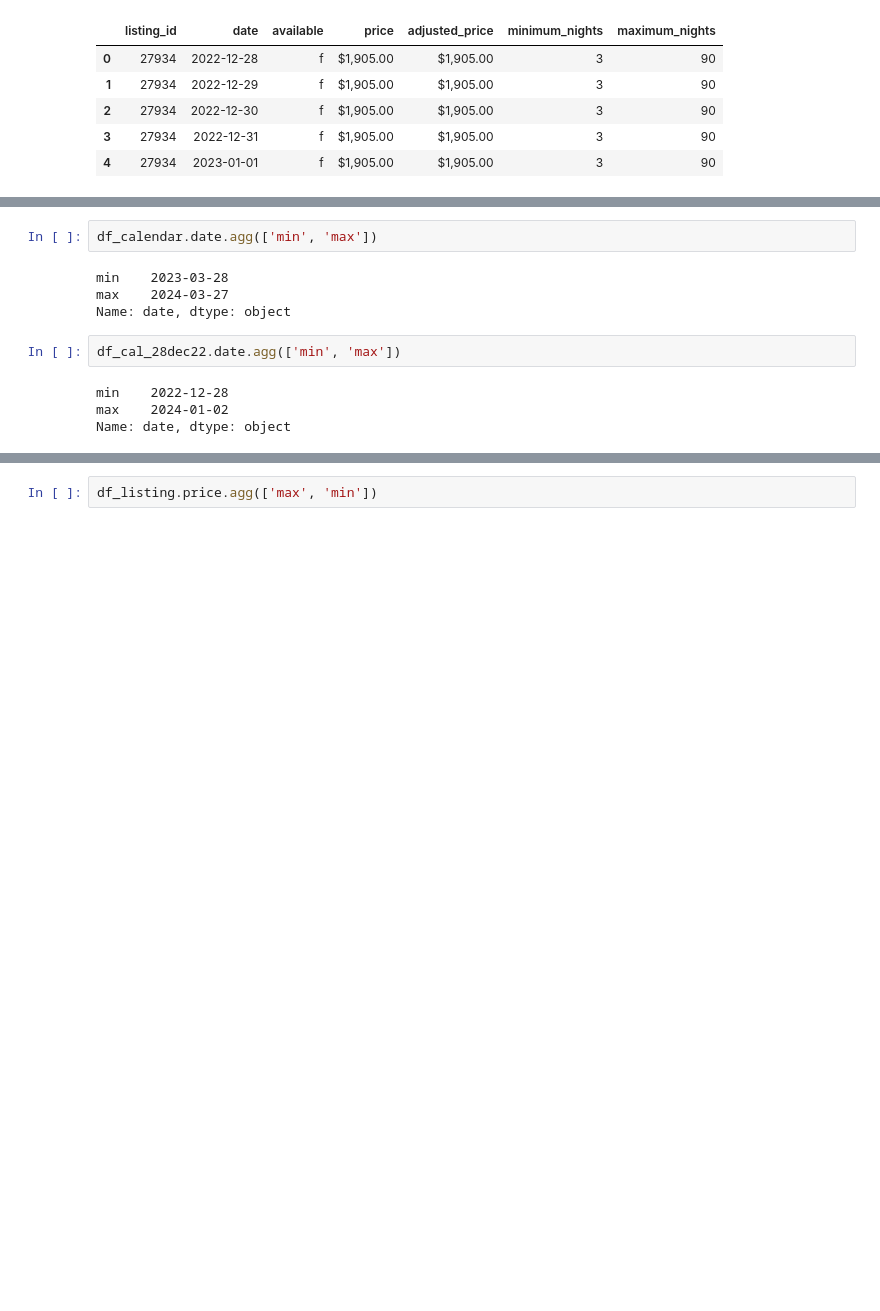
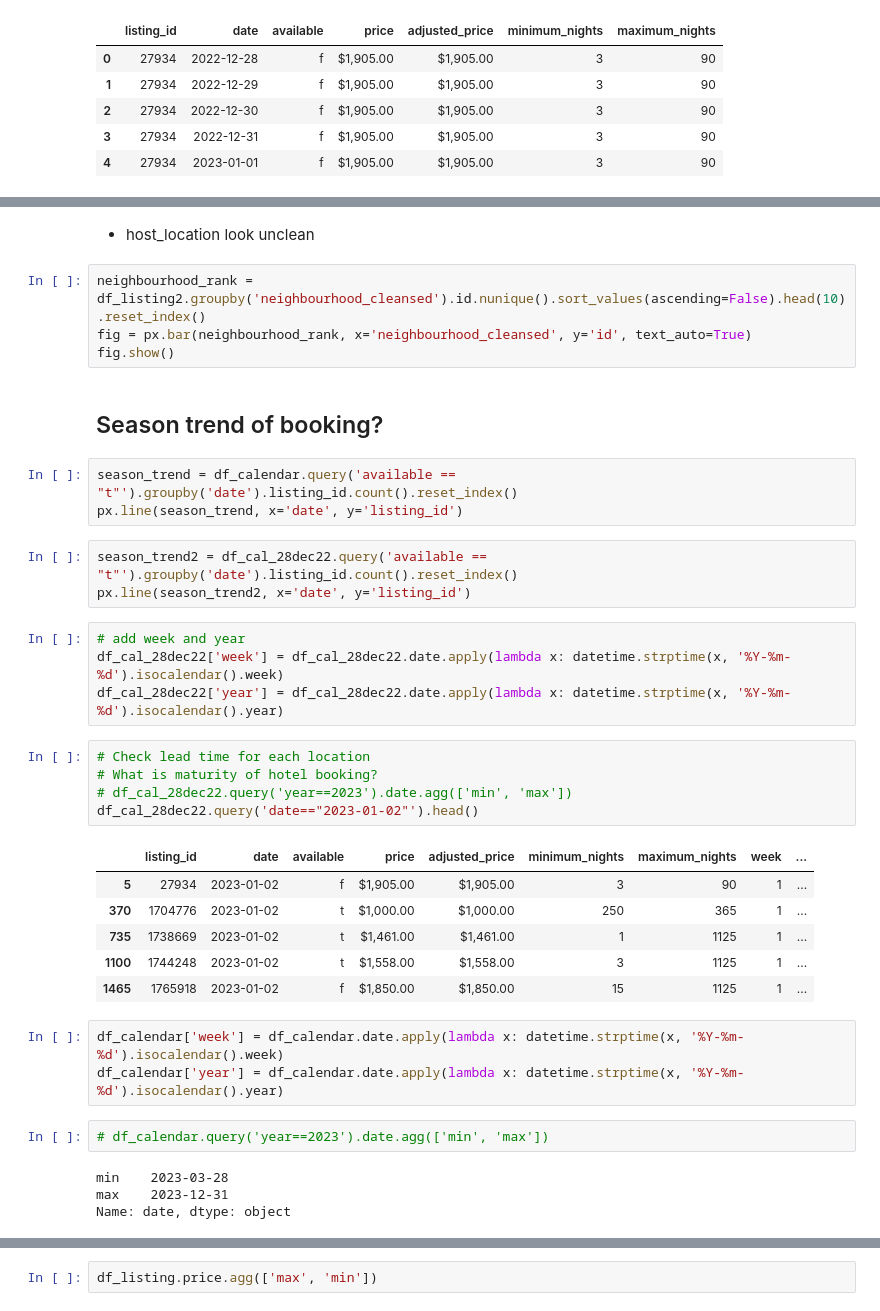
Before and after one commit to sitsawek/data-science-project, a Jupyter notebook: dynamic_pricing_airbnb_bankok.ipynb, the cells around one changed output, grey strips where cells are left out. Cells and saved outputs as stored; diff of their text form; blank space fills up the shorter version.

```diff
--- a/dynamic_pricing_airbnb_bankok.ipynb
+++ b/dynamic_pricing_airbnb_bankok.ipynb
@@ -49,12 +133,39 @@ df_listing2.head()
+# %% [markdown]
+- host_location look unclean
+# %%
+neighbourhood_rank = df_listing2.groupby('neighbourhood_cleansed').id.nunique().sort_values(ascending=False).head(10).reset_index()
+fig = px.bar(neighbourhood_rank, x='neighbourhood_cleansed', y='id', text_auto=True)
+fig.show()
+# %% [markdown]
+## Season trend of booking?
+# %%
+season_trend = df_calendar.query('available == "t"').groupby('date').listing_id.count().reset_index()
+px.line(season_trend, x='date', y='listing_id')
+# %%
+season_trend2 = df_cal_28dec22.query('available == "t"').groupby('date').listing_id.count().reset_index()
+px.line(season_trend2, x='date', y='listing_id')
+# %%
+# add week and year
+df_cal_28dec22['week'] = df_cal_28dec22.date.apply(lambda x: datetime.strptime(x, '%Y-%m-%d').isocalendar().week)
+df_cal_28dec22['year'] = df_cal_28dec22.date.apply(lambda x: datetime.strptime(x, '%Y-%m-%d').isocalendar().year)
+# %%
+# Check lead time for each location
+# What is maturity of hotel booking?
+# df_cal_28dec22.query('year==2023').date.agg(['min', 'max'])
+df_cal_28dec22.query('date=="2023-01-02"').head()
+# %% [output]
+|  | listing_id | date | available | price | adjusted_price | minimum_nights | maximum_nights | week | ... |
+| 5 | 27934 | 2023-01-02 | f | $1,905.00 | $1,905.00 | 3 | 90 | 1 | ... |
+| 370 | 1704776 | 2023-01-02 | t | $1,000.00 | $1,000.00 | 250 | 365 | 1 | ... |
+| 735 | 1738669 | 2023-01-02 | t | $1,461.00 | $1,461.00 | 1 | 1125 | 1 | ... |
+| 1100 | 1744248 | 2023-01-02 | t | $1,558.00 | $1,558.00 | 3 | 1125 | 1 | ... |
+| 1465 | 1765918 | 2023-01-02 | f | $1,850.00 | $1,850.00 | 15 | 1125 | 1 | ... |
+# %%
+df_calendar['week'] = df_calendar.date.apply(lambda x: datetime.strptime(x, '%Y-%m-%d').isocalendar().week)
+df_calendar['year'] = df_calendar.date.apply(lambda x: datetime.strptime(x, '%Y-%m-%d').isocalendar().year)
 # %%
-df_calendar.date.agg(['min', 'max'])
+# df_calendar.query('year==2023').date.agg(['min', 'max'])
 # %% [output]
 min    2023-03-28
-max    2024-03-27
+max    2023-12-31
 Name: date, dtype: object
-# %%
-df_cal_28dec22.date.agg(['min', 'max'])
-# %% [output]
-min    2022-12-28
-max    2024-01-02
-Name: date, dtype: object
```
Also changed, not shown: parts of 18 cells of this notebook.
